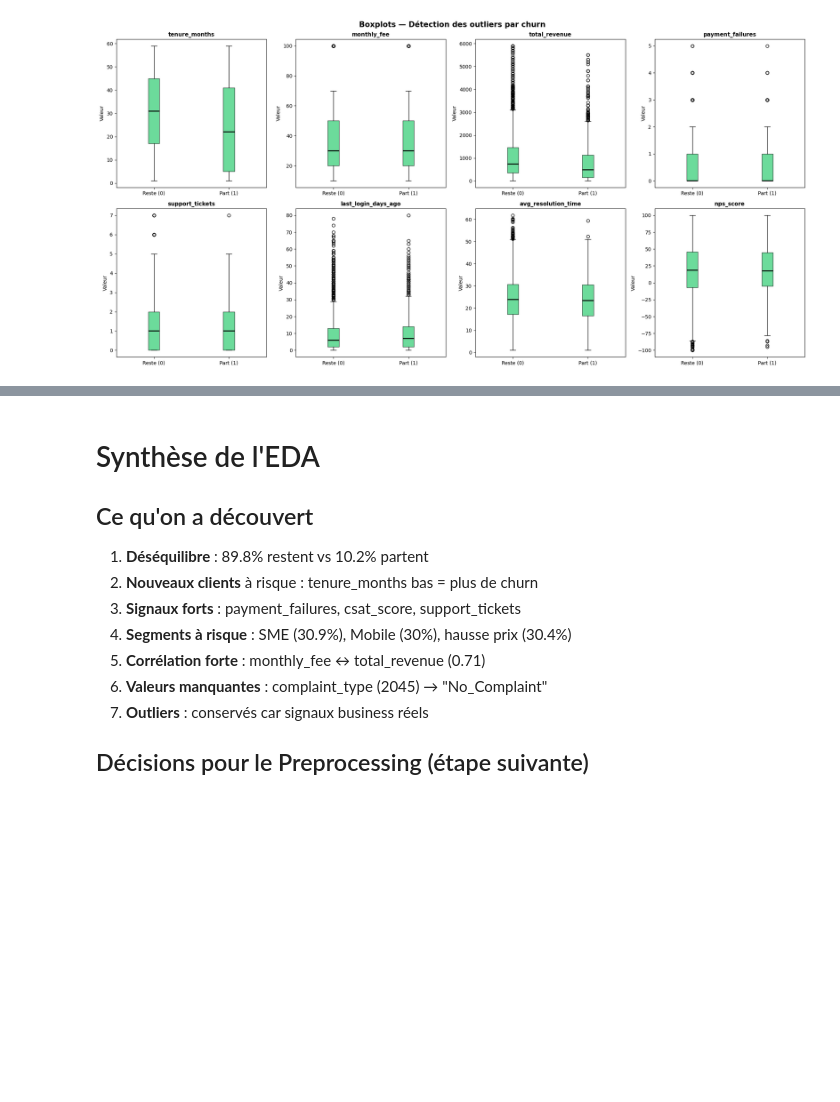
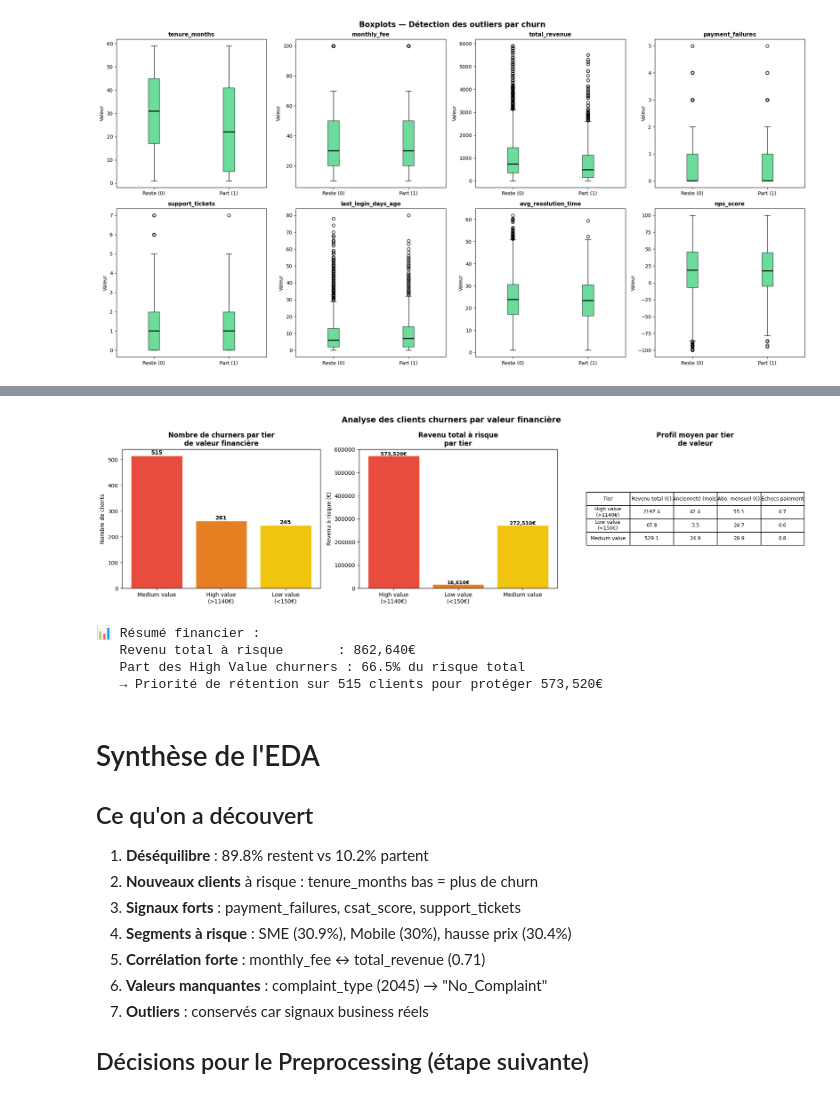
Before and after one commit to ErvinGoby23/projet-data-science, a Jupyter notebook: notebooks/EDA.ipynb, the cells around one changed output, grey strips where cells are left out. Saved outputs shown, nothing was run; the diff lists cells and outputs as text; code cells hidden in the pictures; blank space fills up the shorter version.

```diff
--- a/notebooks/EDA.ipynb
+++ b/notebooks/EDA.ipynb
@@ -584,3 +669,78 @@ plt.show()  # ← juste ça !
+# %%
+# ANALYSE DES CLIENTS À FORTE VALEUR FINANCIÈRE
+
+churners = df[df['churn'] == 1].copy()
+
+q75 = churners['revenue_at_risk'].quantile(0.75)
+q25 = churners['revenue_at_risk'].quantile(0.25)
+
+def categorize(val):
+    if val >= q75:
+        return 'High value\n(>' + f'{q75:.0f}€)'
+    elif val >= q25:
+        return 'Medium value'
+    else:
+        return 'Low value\n(<' + f'{q25:.0f}€)'
+
+churners['value_tier'] = churners['revenue_at_risk'].apply(categorize)
+
+tier_order = [f'High value\n(>{q75:.0f}€)', 'Medium value', f'Low value\n(<{q25:.0f}€)']
+
+fig, axes = plt.subplots(1, 3, figsize=(18, 5))
+
+# Graphe 1 — Répartition par tier
+tier_counts = churners['value_tier'].value_counts()
+tier_revenue = churners.groupby('value_tier')['revenue_at_risk'].sum()
+
+colors_tier = ['#e74c3c', '#e67e22', '#f1c40f']
+axes[0].bar(tier_counts.index, tier_counts.values, color=colors_tier, edgecolor='white')
+axes[0].set_title('Nombre de churners par tier\nde valeur financière', fontsize=12, fontweight='bold')
+axes[0].set_ylabel('Nombre de clients')
+for j, (idx, v) in enumerate(tier_counts.items()):
+    axes[0].text(j, v + 5, str(v), ha='center', fontweight='bold')
+
+# Graphe 2 — Revenu total par tier
+axes[1].bar(tier_revenue.index, tier_revenue.values, color=colors_tier, edgecolor='white')
+axes[1].set_title('Revenu total à risque\npar tier', fontsize=12, fontweight='bold')
+axes[1].set_ylabel('Revenu à risque (€)')
+for j, (idx, v) in enumerate(tier_revenue.items()):
+    axes[1].text(j, v + 1000, f'{v:,.0f}€', ha='center', fontsize=9, fontweight='bold')
+
+# Graphe 3 — Profil moyen par tier
+profil_tier = churners.groupby('value_tier')[['total_revenue', 'tenure_months',
+                                               'monthly_fee', 'payment_failures']].mean()
+profil_tier = profil_tier.round(1)
+
+axes[2].axis('off')
+table_data = profil_tier.reset_index().values.tolist()
+col_labels = ['Tier', 'Revenu total (€)', 'Ancienneté (mois)', 'Abo. mensuel (€)', 'Échecs paiement']
+table = axes[2].table(cellText=table_data,
+                       colLabels=col_labels,
+                       loc='center',
+                       cellLoc='center')
+table.auto_set_font_size(False)
+table.set_fontsize(9)
+table.scale(1.1, 2.2)
+axes[2].set_title('Profil moyen par tier\nde valeur', fontsize=12, fontweight='bold')
+
+plt.suptitle('Analyse des clients churners par valeur financière',
+             fontsize=14, fontweight='bold')
+plt.tight_layout()
+plt.show()
+
+# Résumé texte
+total_risk = churners['revenue_at_risk'].sum()
+high_risk = tier_revenue.get(f'High value\n(>{q75:.0f}€)', 0)
+print(f"\nRésumé financier :")
+print(f"   Revenu total à risque       : {total_risk:,.0f}€")
+print(f"   Part des High Value churners : {high_risk/total_risk*100:.1f}% du risque total")
+print(f"   → Priorité de rétention sur {tier_counts.iloc[0]} clients pour protéger {high_risk:,.0f}€")
+# %% [output]
+[figure, added]
+📊 Résumé financier :
+   Revenu total à risque       : 862,640€
+   Part des High Value churners : 66.5% du risque total
+   → Priorité de rétention sur 515 clients pour protéger 573,520€
 # %% [markdown]
 # Synthèse de l'EDA
 
```
Also changed, not shown: parts of 18 cells of this notebook, 27 other files.
